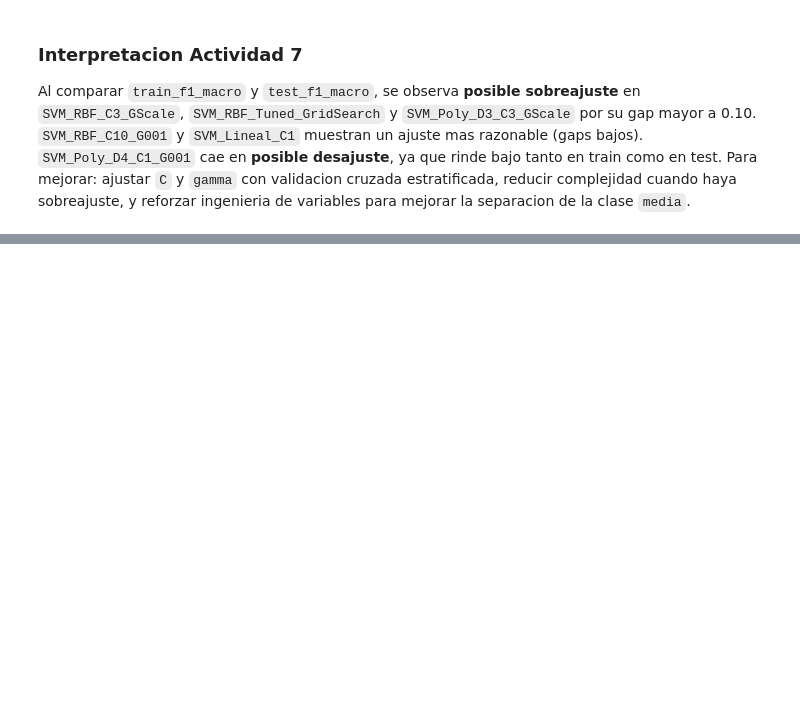
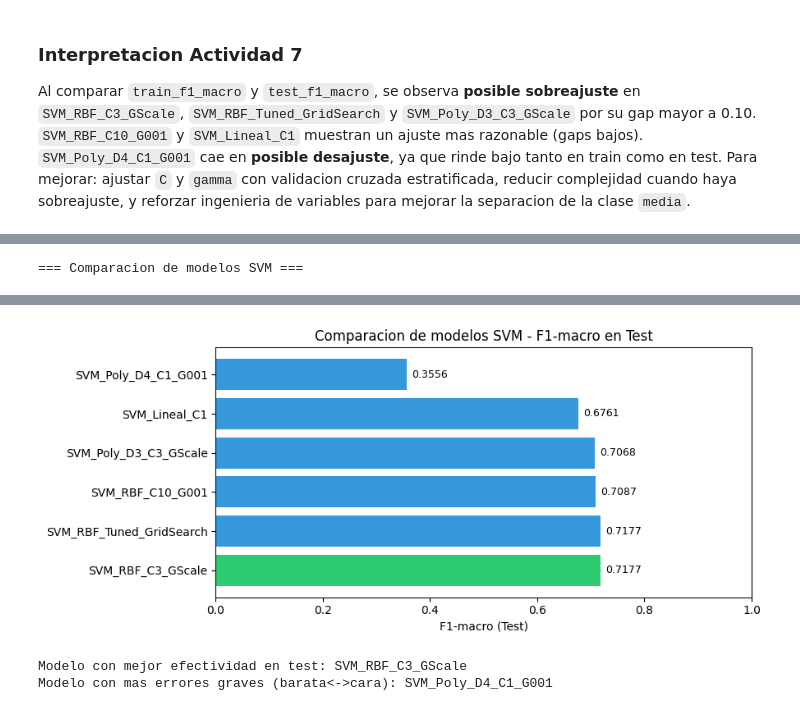
Before and after one commit to diegoanro22/MD-LAB08, a Jupyter notebook: main.ipynb, the cells around one changed output, grey strips where cells are left out. Saved outputs shown, nothing was run; the diff lists cells and outputs as text; code cells hidden in the pictures; blank space fills up the shorter version.

```diff
--- a/main.ipynb
+++ b/main.ipynb
@@ -618,0 +624,48 @@ Al comparar `train_f1_macro` y `test_f1_macro`, se observa **posible sobreajuste
+# %%
+# 8.1 Comparacion completa de modelos SVM
+import numpy as np
+import pandas as pd
+import matplotlib.pyplot as plt
+from sklearn.metrics import confusion_matrix
+
+label_order = ['barata', 'media', 'cara']
+comparacion_rows = []
+
+for cfg_name in svm_models:
+    pred_test = y_pred_test[cfg_name]
+    cm = confusion_matrix(y_test_cat, pred_test, labels=label_order)
+    total_errores = int((cm.sum() - np.trace(cm)))
+    errores_graves = int(cm[0, 2] + cm[2, 0])
+    row_data = metrics_df[metrics_df['modelo'] == cfg_name]
+    if len(row_data) > 0:
+        row = row_data.iloc[0]
+        comparacion_rows.append({
+            'modelo': cfg_name,
+            'kernel': row['kernel'],
+            'test_acc': round(float(row['test_acc']), 4),
+            'test_f1_macro': round(float(row['test_f1_macro']), 4),
+            'total_errores_test': total_errores,
+            'errores_graves_test': errores_graves,
+            'pct_errores_graves': round(errores_graves / total_errores * 100, 1) if total_errores > 0 else 0.0,
+        })
+
+comp_df = pd.DataFrame(comparacion_rows).sort_values('test_f1_macro', ascending=False).reset_index(drop=True)
+print('=== Comparacion de modelos SVM ===')
+display(comp_df)
+
+fig, ax = plt.subplots(figsize=(9, 4))
+colors = ['#2ecc71' if i == 0 else '#3498db' for i in range(len(comp_df))]
+bars = ax.barh(comp_df['modelo'], comp_df['test_f1_macro'], color=colors)
+ax.set_xlabel('F1-macro (Test)')
+ax.set_title('Comparacion de modelos SVM - F1-macro en Test')
+ax.set_xlim(0, 1)
+for bar, val in zip(bars, comp_df['test_f1_macro']):
+    ax.text(bar.get_width() + 0.01, bar.get_y() + bar.get_height() / 2,
+            f'{val:.4f}', va='center', fontsize=9)
+plt.tight_layout()
+plt.show()
+print('Modelo con mejor efectividad en test:', comp_df.iloc[0]['modelo'])
+print('Modelo con mas errores graves (barata<->cara):',
+      comp_df.sort_values('errores_graves_test', ascending=False).iloc[0]['modelo'])
+# %% [output]
+=== Comparacion de modelos SVM ===
@@ -618,0 +679,3 @@ Al comparar `train_f1_macro` y `test_f1_macro`, se observa **posible sobreajuste
+[figure, added]
+Modelo con mejor efectividad en test: SVM_RBF_C3_GScale
+Modelo con mas errores graves (barata<->cara): SVM_Poly_D4_C1_G001
```
Also changed, not shown: parts of 5 cells of this notebook.
